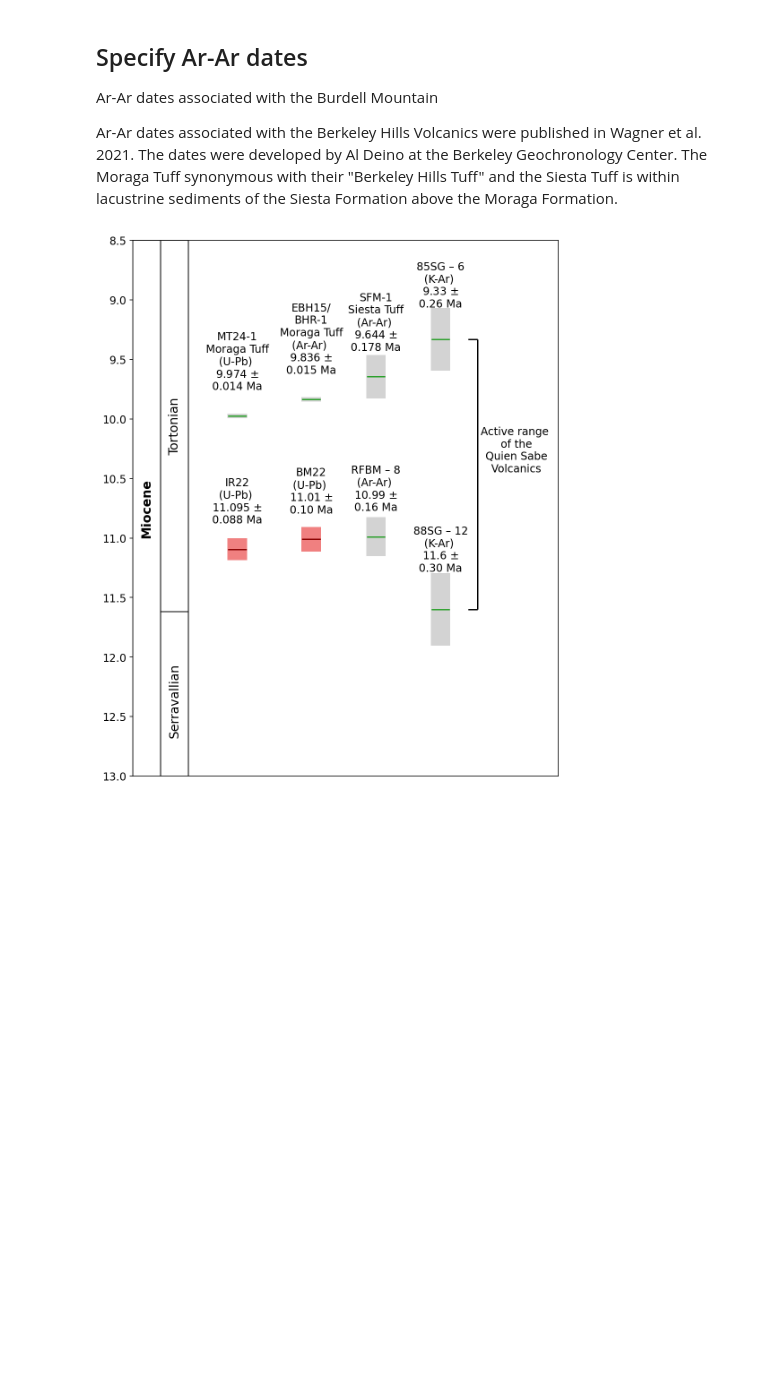
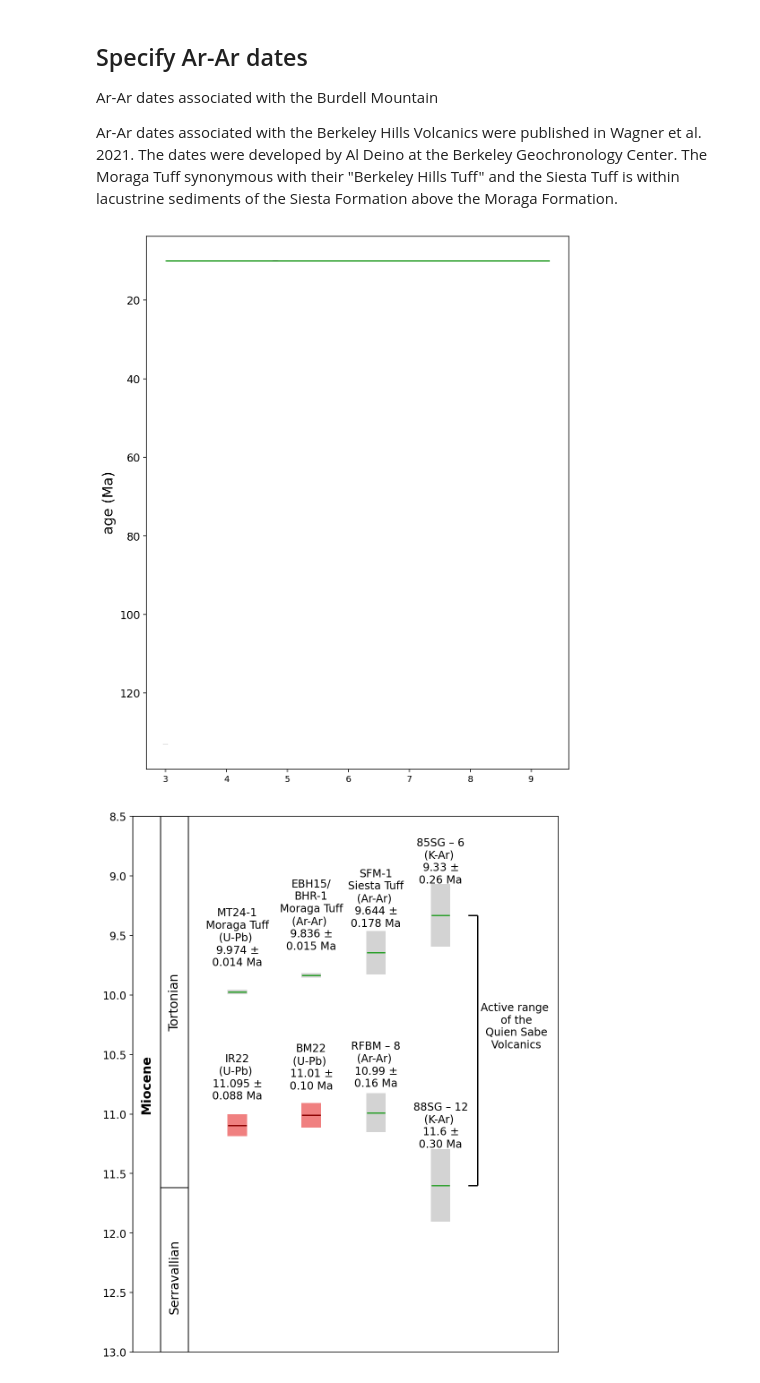
Before and after one commit to Swanson-Hysell-Group/Northbrae_Volcanics, a Jupyter notebook: code/date_bar_plots.ipynb, the cells around one changed output. Drawn from its saved outputs; the diff is of its cells as text; code cells hidden in the pictures; blank space fills up the shorter version.

Commit message:
Adding work for date bar plot from laptop to continue work on desktop

```diff
--- a/code/date_bar_plots.ipynb
+++ b/code/date_bar_plots.ipynb
@@ -258,6 +258,12 @@ sample_means = [MT24_1_date]
 sample_2sigmas = [MT24_1_2sigma]
 colors = ['black']
 labels = ['Moraga Tuff']
+# %%
+fig, ax, x_positions = plot_dates(zircon_means, zircon_2sigmas,
+                                  include, sample_means, sample_2sigmas,
+                                  colors, labels, legend=False, figsize=(8.5,11),lineweight=6)
+# %% [output]
+[figure, added]
 # %%
 plot_age_min = 8.5
 plot_age_max = 13
```
Also changed, not shown: parts of 1 cell of this notebook.
